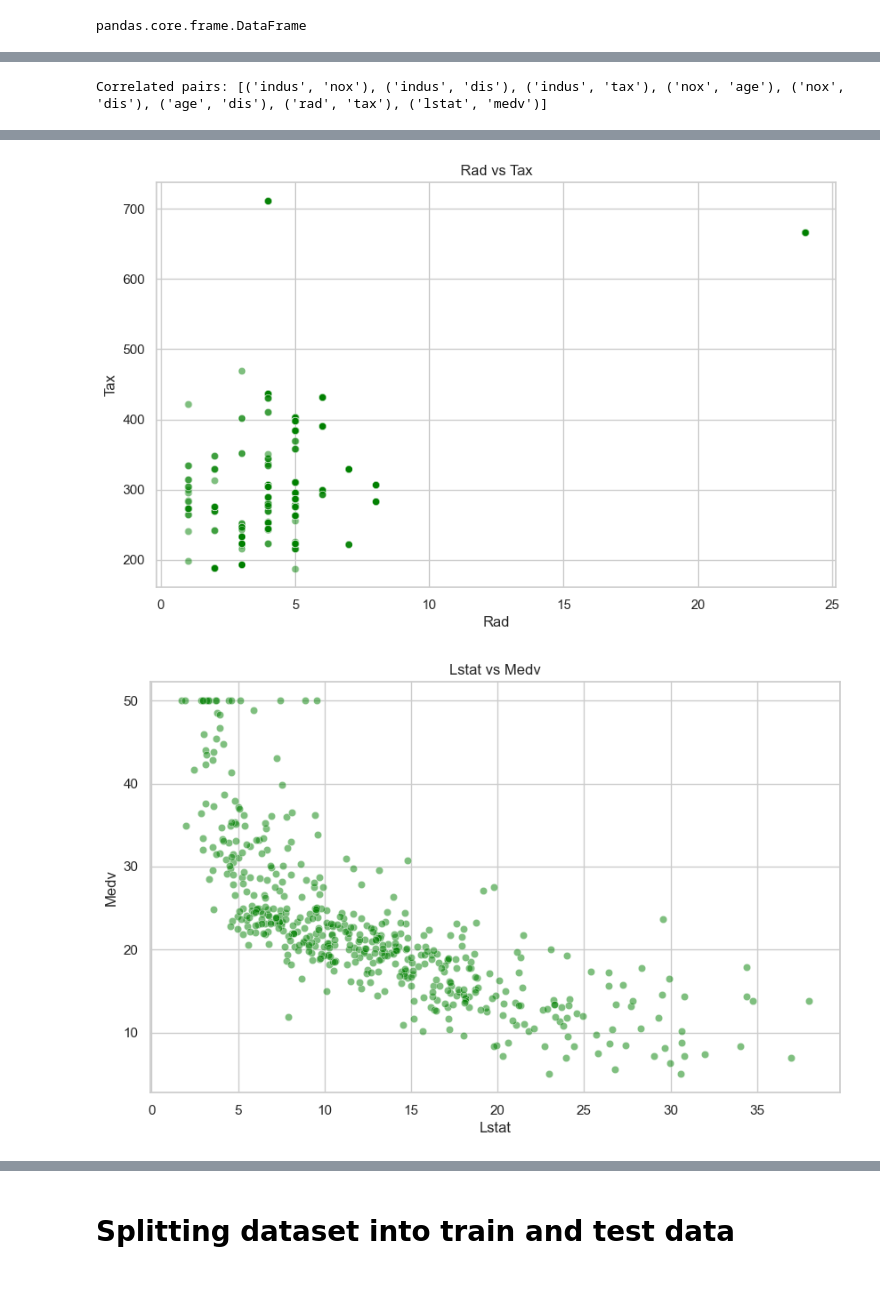
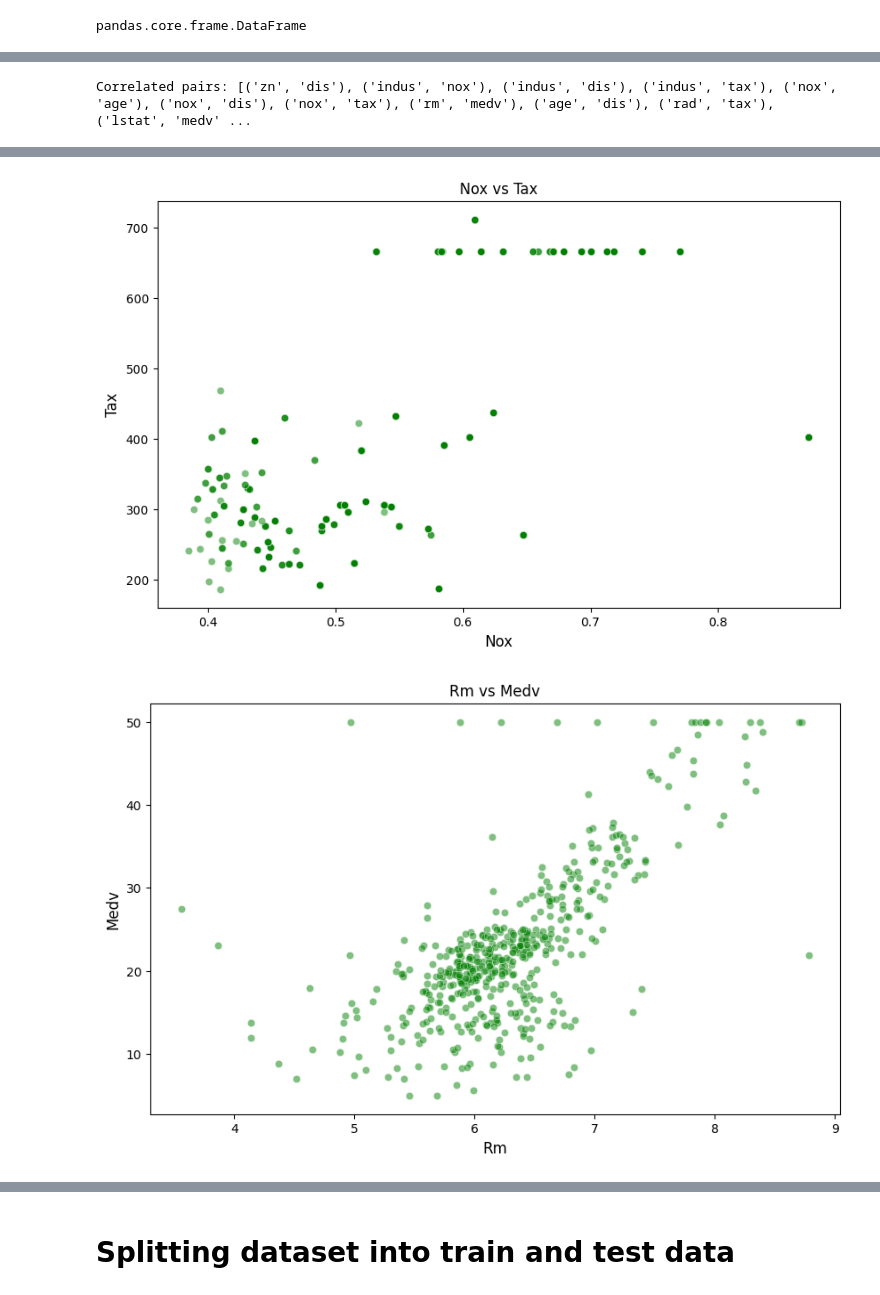
Before and after one commit to nikhil9066/API-model, a Jupyter notebook: model/boston.ipynb, the cells around one changed output, grey strips where cells are left out. Cells and saved outputs as stored; diff of their text form; code cells hidden in the pictures.

```diff
--- a/model/boston.ipynb
+++ b/model/boston.ipynb
@@ -12,5 +5,5 @@ from statsmodels.stats.outliers_influence import variance_inflation_factor
 # %%
-df = pd.read_csv('/Users/nikhilprao/Documents/Data/Boston.csv', index_col=0)
+df = ipp.pd.read_csv('/Users/nikhilprao/Documents/Data/Boston.csv', index_col=0)
 df.columns
 # %% [output]
 Index(['crim', 'zn', 'indus', 'chas', 'nox', 'rm', 'age', 'dis', 'rad', 'tax',
@@ -303,6 +126,15 @@ def plot_scatter_pairs_and_store(data, correlation_matrix, threshold=0.7):
+# %%
+threshold=0.65
+correlation_matrix = corr_mat
+
+#filtered_matrix = ipp.filter_correlation_matrix(correlation_matrix, threshold)
+
+# Display the filtered correlation matrix
+#print("Filtered correlation matrix:")
+#print(filtered_matrix)
 # %%
-# Call the refactored function with your DataFrame and correlation matrix
-correlated_pairs = plot_scatter_pairs_and_store(data, correlation_matrix)
+# # Call the refactored function with your DataFrame and correlation matrix
+correlated_pairs = ipp.plot_scatter_pairs_and_store(data, correlation_matrix,threshold)
 print("Correlated pairs:", correlated_pairs)
 # %% [output]
-Correlated pairs: [('indus', 'nox'), ('indus', 'dis'), ('indus', 'tax'), ('nox', 'age'), ('nox', 'dis'), ('age', 'dis'), ('rad', 'tax'), ('lstat', 'medv')]
+Correlated pairs: [('zn', 'dis'), ('indus', 'nox'), ('indus', 'dis'), ('indus', 'tax'), ('nox', 'age'), ('nox', 'dis'), ('nox', 'tax'), ('rm', 'medv'), ('age', 'dis'), ('rad', 'tax'), ('lstat', 'medv' ...
@@ -315,2 +147,2 @@ Correlated pairs: [('indus', 'nox'), ('indus', 'dis'), ('indus', 'tax'), ('nox',
-[figure, old version]
+[figure, new version]
-[figure, old version]
+[figure, new version]
```
Also changed, not shown: parts of 66 cells of this notebook, 4 other files.
